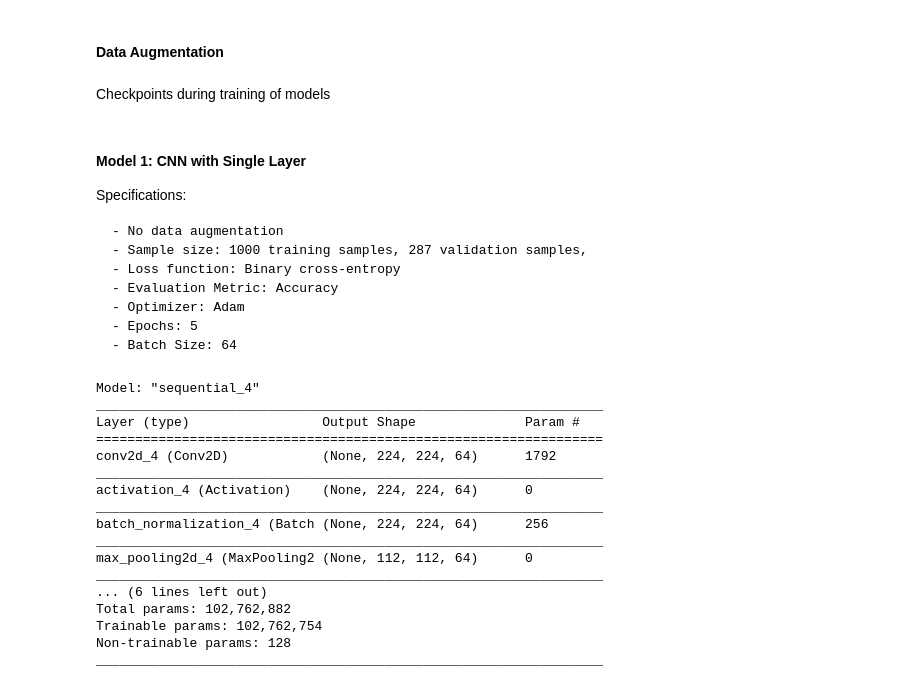
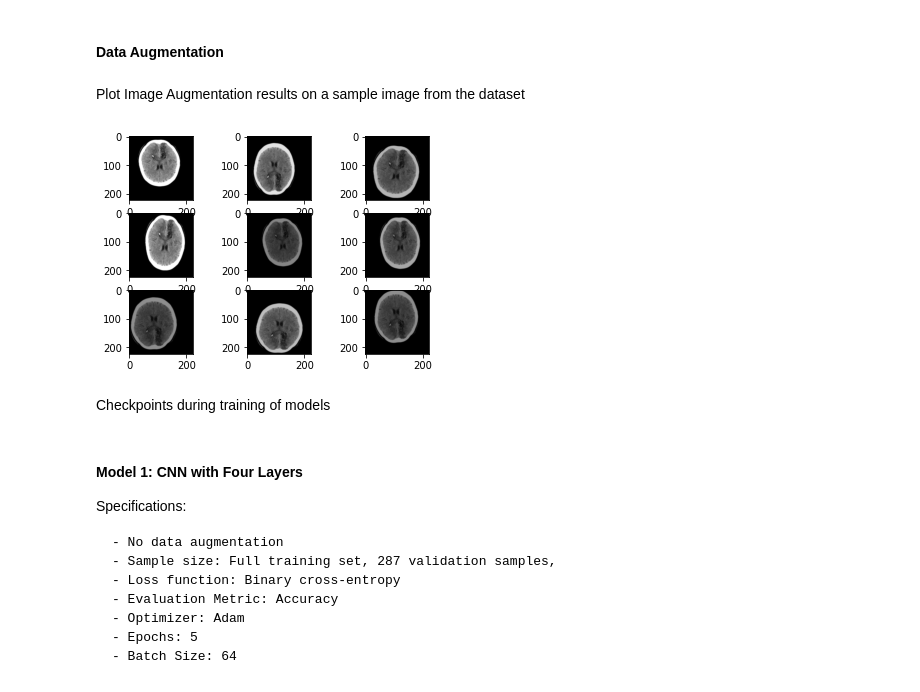
Before and after one commit to azizayesha/Brain-Tumor-Classification, a Jupyter notebook: code.ipynb, the cells around one changed output. Cells and saved outputs as stored; diff of their text form; code cells hidden in the pictures.

```diff
--- a/code.ipynb
+++ b/code.ipynb
@@ -97,6 +119,7 @@ def plot_image(file_path):
 # %% [markdown]
 3. *One-Hot-Encoding of labels*
 # %%
+from operator import index
 def one_hot_encoding(class_names, y_data, binary=False):
     """
     convert y-label data into numerical encoding
@@ -108,14 +131,17 @@ def one_hot_encoding(class_names, y_data, binary=False):
     """
     # if binary classification has to be performed
     if binary:
-        class_names = ['tumor' if label != "no_tumor" else label for label in class_names]
+        # convert multiclass labels to tumor/no_tumor
+        class_names = list(set(['tumor' if label != "no_tumor" else label for label in class_names]))
+        # change y labels from multiclass to binary tumor/no_tumor
         y_data = ['tumor' if label != "no_tumor" else label for label in y_data]
 
     # replace image labels with respective class index
     indexed_y_data = []
     for img in y_data:
         indexed_y_data.append(class_names.index(img))
-
+    print(class_names)
+    print(indexed_y_data)
     y_data = to_categorical(indexed_y_data)
 
     return np.array(y_data)
@@ -202,8 +291,3 @@ X_train.shape, X_val.shape, X_test.shape
-# %%
-# Take subsample of the dataset
-
-X_train = X_train[:1000]
-y_train = y_train[:1000]
 # %% [markdown]
 ### Model Building - Binary Classification
 # %% [markdown]
@@ -225,3 +314,27 @@ data_augmentation = ImageDataGenerator(
+# %% [markdown]
+Plot Image Augmentation results on a sample image from the dataset
+# %%
+# take a sample image from the dataset and perform image augmentation on it
+
+sample = X_train[1]
+sample = np.expand_dims(sample, 0)
+
+sample_aug = data_augmentation.flow(sample, batch_size=1)
+
+# generate 12 samples and plot
+for i in range(9):
+
+	plt.subplot(330 + 1 + i)
+	# generate images
+	batch = sample_aug.next()
+	# convert to unsigned integers for plotting
+	image = batch[0].astype('uint8')
+	# plot the augmented images
+	plt.imshow(image)
+
+plt.show()
+# %% [output]
+[figure, added]
 # %% [markdown]
 Checkpoints during training of models
 # %%
@@ -236,45 +352,12 @@ checkpoint = ModelCheckpoint("cnn_layer1.h5", monitor="val_accuracy", save_best_
 # %% [markdown]
-#### Model 1: CNN with Single Layer
+#### Model 1: CNN with Four Layers
 
 Specifications:
 
     - No data augmentation
-    - Sample size: 1000 training samples, 287 validation samples,
+    - Sample size: Full training set, 287 validation samples,
     - Loss function: Binary cross-entropy
     - Evaluation Metric: Accuracy
     - Optimizer: Adam
     - Epochs: 5
     - Batch Size: 64
-# %%
-cnn1 = Sequential()
-cnn1.add(Conv2D(64, kernel_size=(3, 3), padding='same', input_shape=(IMAGE_DIM, IMAGE_DIM, 3)))
-cnn1.add(Activation('relu'))
-cnn1.add(BatchNormalization())
-cnn1.add(MaxPooling2D(pool_size=(2, 2)))
-# cnn1.add(Dropout(0.35))
-
-cnn1.add(Flatten())
-
-cnn1.add(Dense(128, activation='relu'))
-cnn1.add(Dense(2, activation='sigmoid'))
-
-
-cnn1.summary()
-# %% [output]
-Model: "sequential_4"
-_________________________________________________________________
-Layer (type)                 Output Shape              Param #
-=================================================================
-conv2d_4 (Conv2D)            (None, 224, 224, 64)      1792
-_________________________________________________________________
-activation_4 (Activation)    (None, 224, 224, 64)      0
-_________________________________________________________________
-batch_normalization_4 (Batch (None, 224, 224, 64)      256
-_________________________________________________________________
-max_pooling2d_4 (MaxPooling2 (None, 112, 112, 64)      0
-_________________________________________________________________
-... (6 lines left out)
-Total params: 102,762,882
-Trainable params: 102,762,754
-Non-trainable params: 128
-_________________________________________________________________
```
Also changed, not shown: parts of 33 cells of this notebook.
